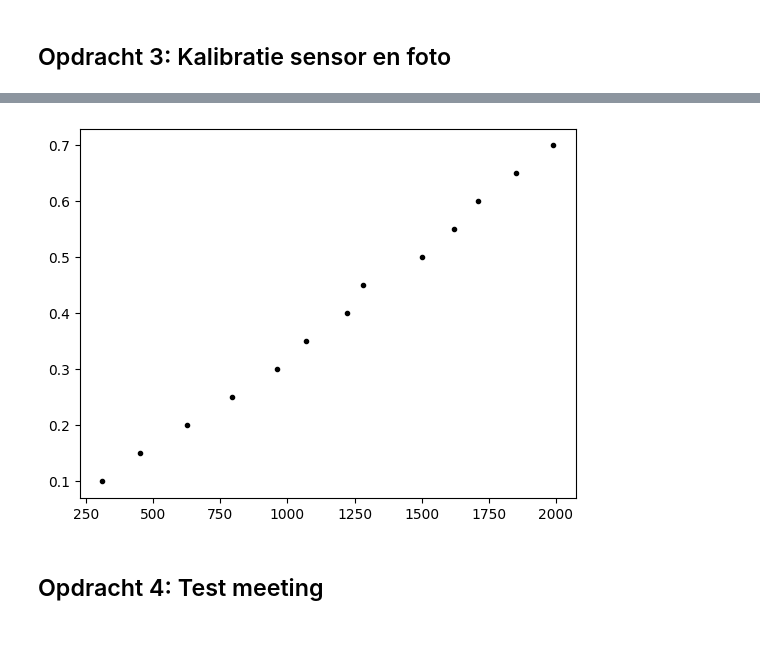
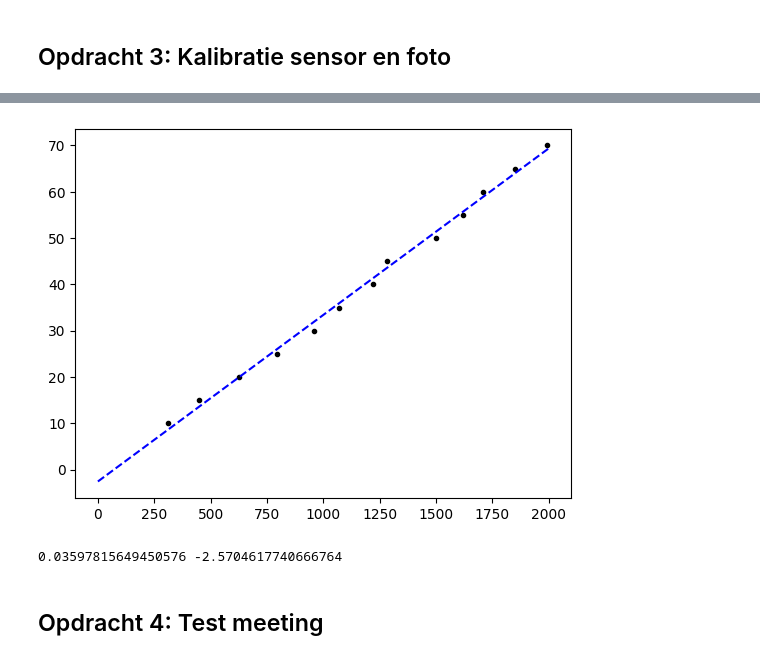
Before and after one commit to korne-Hoendervangers/opdrachten-DEF-D-KorneHoendervangers, a Jupyter notebook: FysiekeOntwerpopdrachten/4OntwerpEenAlgoritmeEchoAkoestisch/DEFOntwerpopdracht4AlgoritmeInvulTemplate.ipynb, the cells around one changed output, grey strips where cells are left out. Cells and saved outputs as stored; diff of their text form; code cells hidden in the pictures.

```diff
--- a/FysiekeOntwerpopdrachten/4OntwerpEenAlgoritmeEchoAkoestisch/DEFOntwerpopdracht4AlgoritmeInvulTemplate.ipynb
+++ b/FysiekeOntwerpopdrachten/4OntwerpEenAlgoritmeEchoAkoestisch/DEFOntwerpopdracht4AlgoritmeInvulTemplate.ipynb
@@ -46,22 +46,31 @@ kalibratie-opstelling groep [28]
 <img src="tudelftLogo.png" width="400">
 # %%
 # verwerk hier jullie kalibratiemetingen
-Kalibratie_afstand = np.array([0.1,0.15,0.2,0.25,0.3,0.35,0.4,0.45,0.5,0.55,0.6,0.65,0.7]) #afstand in meter
+Kalibratie_afstand = np.array([0.1,0.15,0.2,0.25,0.3,0.35,0.4,0.45,0.5,0.55,0.6,0.65,0.7])*100 #afstand in meter
 Kalibratie_signaal = np.array([310,450,625,795,960,1070,1220,1282,1500,1620,1710,1850,1990]) #signaal van de arduino
 
 v = Kalibratie_afstand/Kalibratie_signaal
+
 def snelheid(A,t):
     return A/t
 
-popt,pcov = curve_fit(snelheid,Kalibratie_afstand,Kalibratie_signaal)
+def func(a,x,b):
+    y = a * x + b
+    return y
 
+Tijd = np.linspace(0,2000, 2000)
+popt,pcov = curve_fit(func,Kalibratie_signaal,Kalibratie_afstand)
+
+afstand = popt[0]*Tijd + popt[1]
 
 plt.figure()
 plt.plot(Kalibratie_signaal,Kalibratie_afstand,'k.')
-
+plt.plot(Tijd, afstand,"b--")
 plt.show()
+print(popt[0],popt[1])
 # %% [output]
-[figure, old version]
+[figure, new version]
+0.03597815649450576 -2.5704617740666764
 # %% [markdown]
 ## Opdracht 4: Test meeting
 # %%
```
Also changed, not shown: parts of 3 cells of this notebook.
